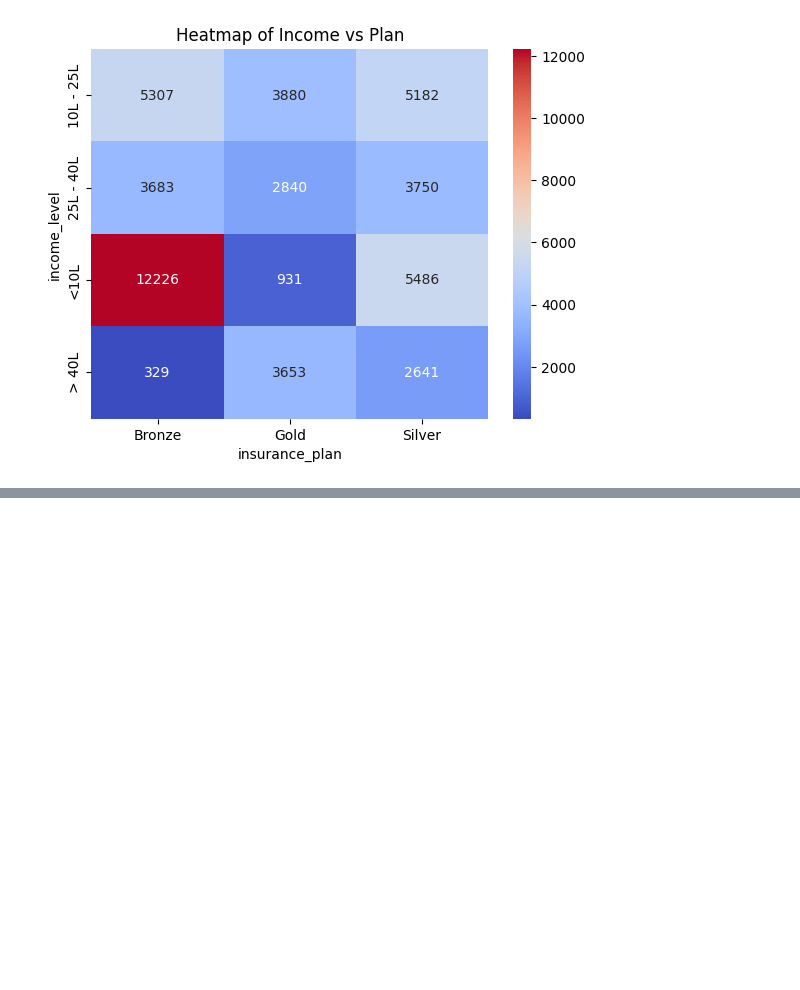
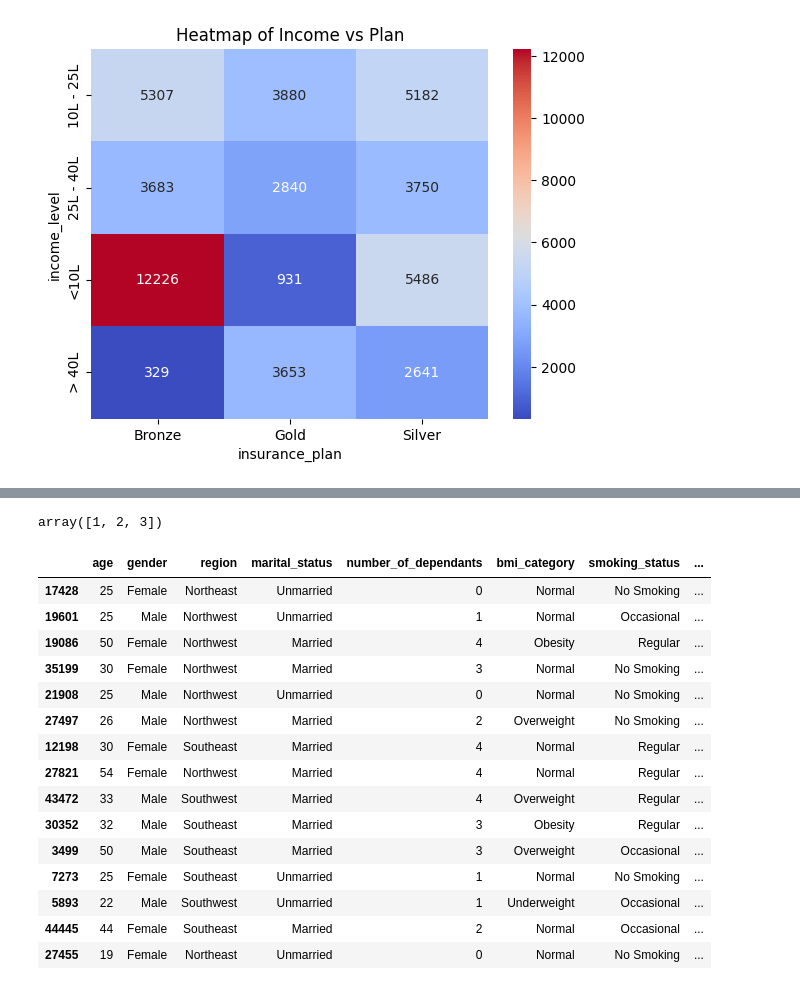
Before and after one commit to SakifKhan98/insurance-premium-prediction, a Jupyter notebook: insurance_premium_prediction.ipynb, the cells around one changed output, grey strips where cells are left out. Drawn from its saved outputs; the diff is of its cells as text; code cells hidden in the pictures; blank space fills up the shorter version.

```diff
--- a/insurance_premium_prediction.ipynb
+++ b/insurance_premium_prediction.ipynb
@@ -321,0 +350,28 @@ plt.show()
+# %%
+# Define the risk scores for each condition
+risk_scores = {
+    "diabetes": 6,
+    "heart disease": 8,
+    "high blood pressure": 6,
+    "thyroid": 5,
+    "no disease": 0,
+    "none": 0,
+}
+
+df2[["disease1", "disease2"]] = (
+    df2["medical_history"].str.split(" & ", expand=True).apply(lambda x: x.str.lower())
+)
+df2["disease1"].fillna("none", inplace=True)
+df2["disease2"].fillna("none", inplace=True)
+df2["total_risk_score"] = 0
+
+for disease in ["disease1", "disease2"]:
+    df2["total_risk_score"] += df2[disease].map(risk_scores)
+
+# Normalize the risk score to a range of 0 to 1
+max_score = df2["total_risk_score"].max()
+min_score = df2["total_risk_score"].min()
+df2["normalized_risk_score"] = (df2["total_risk_score"] - min_score) / (
+    max_score - min_score
+)
+df2.head(2)
@@ -321,0 +394,5 @@ plt.show()
+# %%
+df2["insurance_plan"] = df2["insurance_plan"].map({"Bronze": 1, "Silver": 2, "Gold": 3})
+df2.insurance_plan.unique()
+# %% [output]
+array([1, 2, 3])
@@ -321,0 +403,19 @@ plt.show()
+# %%
+df2.sample(15)
+# %% [output]
+|  | age | gender | region | marital_status | number_of_dependants | bmi_category | smoking_status | ... |
+| 17428 | 25 | Female | Northeast | Unmarried | 0 | Normal | No Smoking | ... |
+| 19601 | 25 | Male | Northwest | Unmarried | 1 | Normal | Occasional | ... |
+| 19086 | 50 | Female | Northwest | Married | 4 | Obesity | Regular | ... |
+| 35199 | 30 | Female | Northwest | Married | 3 | Normal | No Smoking | ... |
+| 21908 | 25 | Male | Northwest | Unmarried | 0 | Normal | No Smoking | ... |
+| 27497 | 26 | Male | Northwest | Married | 2 | Overweight | No Smoking | ... |
+| 12198 | 30 | Female | Southeast | Married | 4 | Normal | Regular | ... |
+| 27821 | 54 | Female | Northwest | Married | 4 | Normal | Regular | ... |
+| 43472 | 33 | Male | Southwest | Married | 4 | Overweight | Regular | ... |
+| 30352 | 32 | Male | Southeast | Married | 3 | Obesity | Regular | ... |
+| 3499 | 50 | Male | Southeast | Married | 3 | Overweight | Occasional | ... |
+| 7273 | 25 | Female | Southeast | Unmarried | 1 | Normal | No Smoking | ... |
+| 5893 | 22 | Male | Southwest | Unmarried | 1 | Underweight | Occasional | ... |
+| 44445 | 44 | Female | Southeast | Married | 2 | Normal | Occasional | ... |
+| 27455 | 19 | Female | Northeast | Unmarried | 0 | Normal | No Smoking | ... |
```
Also changed, not shown: parts of 14 cells of this notebook.
